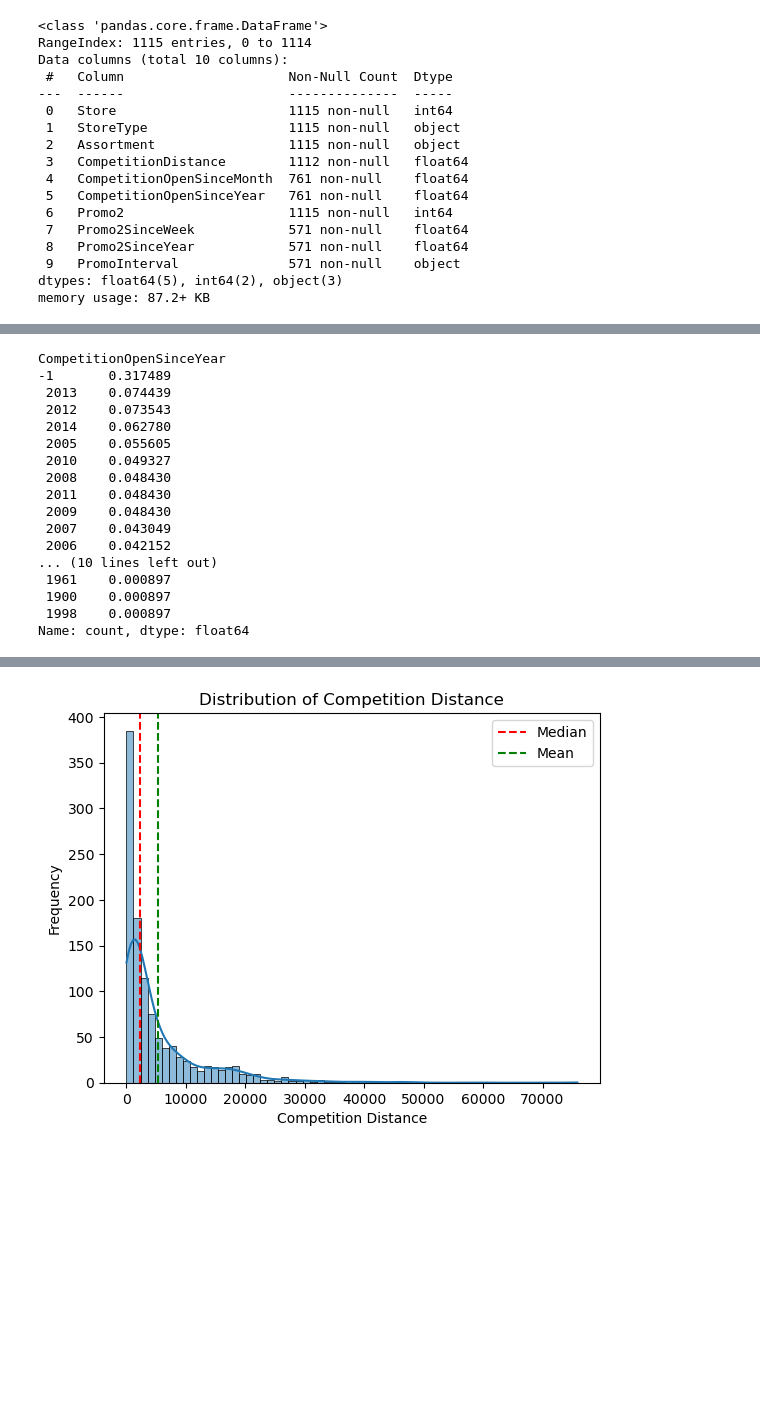
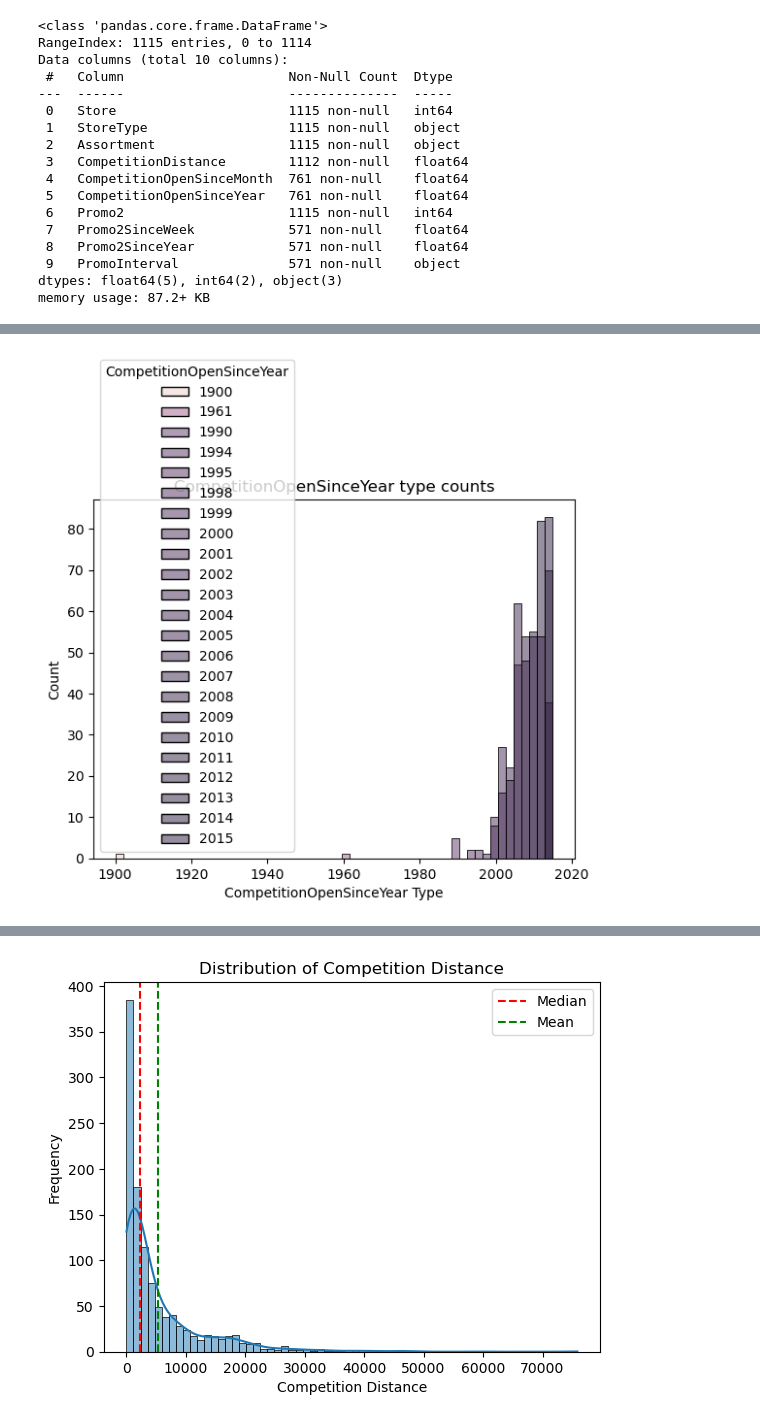
Before and after one commit to CarlosHernandez3/CAP_3764_2025_Fall_Team_2, a Jupyter notebook: store_eda.ipynb, the cells around one changed output, grey strips where cells are left out. Cells and saved outputs as stored; diff of their text form; code cells hidden in the pictures; blank space fills up the shorter version.

```diff
--- a/store_eda.ipynb
+++ b/store_eda.ipynb
@@ -86,21 +75,9 @@ Name: count, dtype: float64
 # %%
-df.CompetitionOpenSinceYear.value_counts() / df.shape[0]
+sns.histplot(data=df[df['CompetitionOpenSinceYear' ]!= -1], x='CompetitionOpenSinceYear', hue = 'CompetitionOpenSinceYear' ,kde=False)
+plt.title('CompetitionOpenSinceYear type counts')
+plt.xlabel('CompetitionOpenSinceYear Type')
+plt.ylabel('Count')
+plt.show()
 # %% [output]
-CompetitionOpenSinceYear
--1       0.317489
- 2013    0.074439
- 2012    0.073543
- 2014    0.062780
- 2005    0.055605
- 2010    0.049327
- 2008    0.048430
- 2011    0.048430
- 2009    0.048430
- 2007    0.043049
- 2006    0.042152
-... (10 lines left out)
- 1961    0.000897
- 1900    0.000897
- 1998    0.000897
-Name: count, dtype: float64
+[figure, added]
 # %%
```
Also changed, not shown: parts of 8 cells of this notebook.
